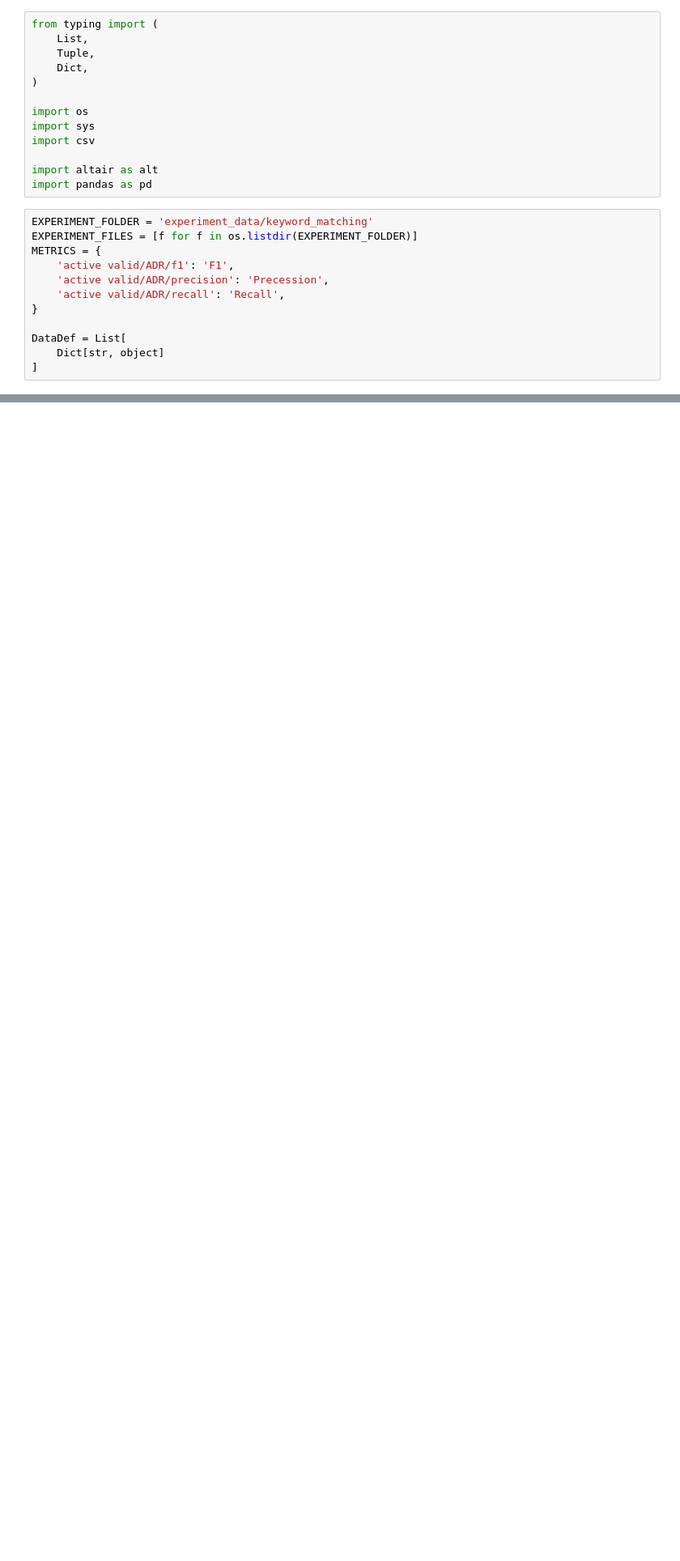
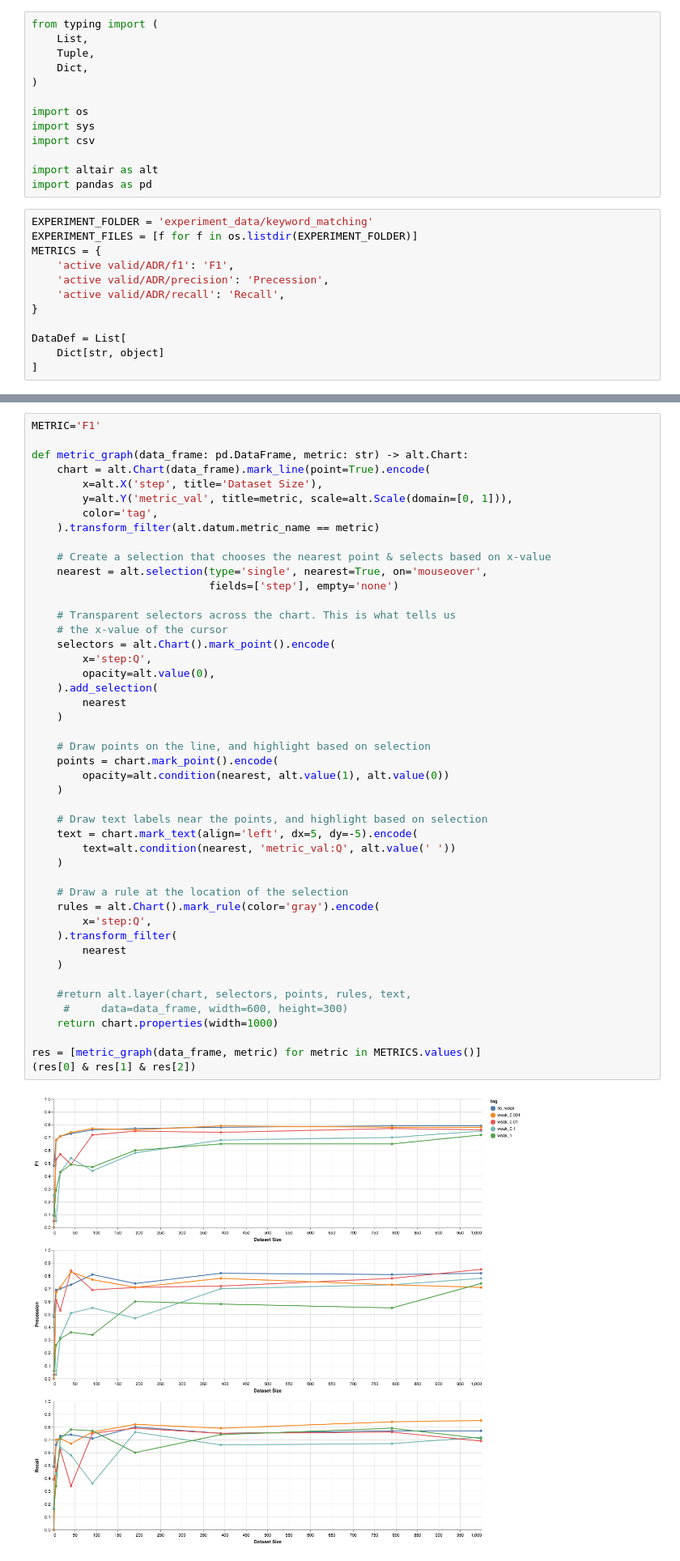
Before and after one commit to AkshatSh/DPD, a Jupyter notebook: experiments/iseql_experiment_analyzer.ipynb, the cells around one changed output, grey strips where cells are left out. Shown at 81% size. Saved outputs shown, nothing was run; the diff lists cells and outputs as text; blank space fills up the shorter version.

```diff
--- a/experiments/iseql_experiment_analyzer.ipynb
+++ b/experiments/iseql_experiment_analyzer.ipynb
@@ -63,0 +64,48 @@ Parsed: weak_1.csv
+# %%
+METRIC='F1'
+
+def metric_graph(data_frame: pd.DataFrame, metric: str) -> alt.Chart:
+    chart = alt.Chart(data_frame).mark_line(point=True).encode(
+        x=alt.X('step', title='Dataset Size'),
+        y=alt.Y('metric_val', title=metric, scale=alt.Scale(domain=[0, 1])),
+        color='tag',
+    ).transform_filter(alt.datum.metric_name == metric)
+
+    # Create a selection that chooses the nearest point & selects based on x-value
+    nearest = alt.selection(type='single', nearest=True, on='mouseover',
+                            fields=['step'], empty='none')
+
+    # Transparent selectors across the chart. This is what tells us
+    # the x-value of the cursor
+    selectors = alt.Chart().mark_point().encode(
+        x='step:Q',
+        opacity=alt.value(0),
+    ).add_selection(
+        nearest
+    )
+
+    # Draw points on the line, and highlight based on selection
+    points = chart.mark_point().encode(
+        opacity=alt.condition(nearest, alt.value(1), alt.value(0))
+    )
+
+    # Draw text labels near the points, and highlight based on selection
+    text = chart.mark_text(align='left', dx=5, dy=-5).encode(
+        text=alt.condition(nearest, 'metric_val:Q', alt.value(' '))
+    )
+
+    # Draw a rule at the location of the selection
+    rules = alt.Chart().mark_rule(color='gray').encode(
+        x='step:Q',
+    ).transform_filter(
+        nearest
+    )
+
+    #return alt.layer(chart, selectors, points, rules, text,
+     #     data=data_frame, width=600, height=300)
+    return chart.properties(width=1000)
+
+res = [metric_graph(data_frame, metric) for metric in METRICS.values()]
+(res[0] & res[1] & res[2])
+# %% [output]
+[figure, added]
```
Also changed, not shown: parts of 3 cells of this notebook.
